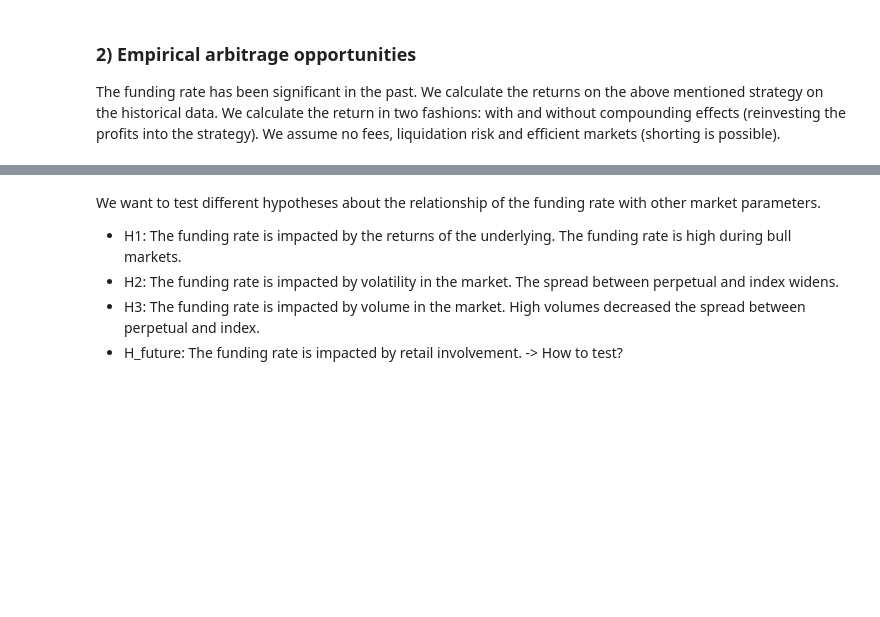
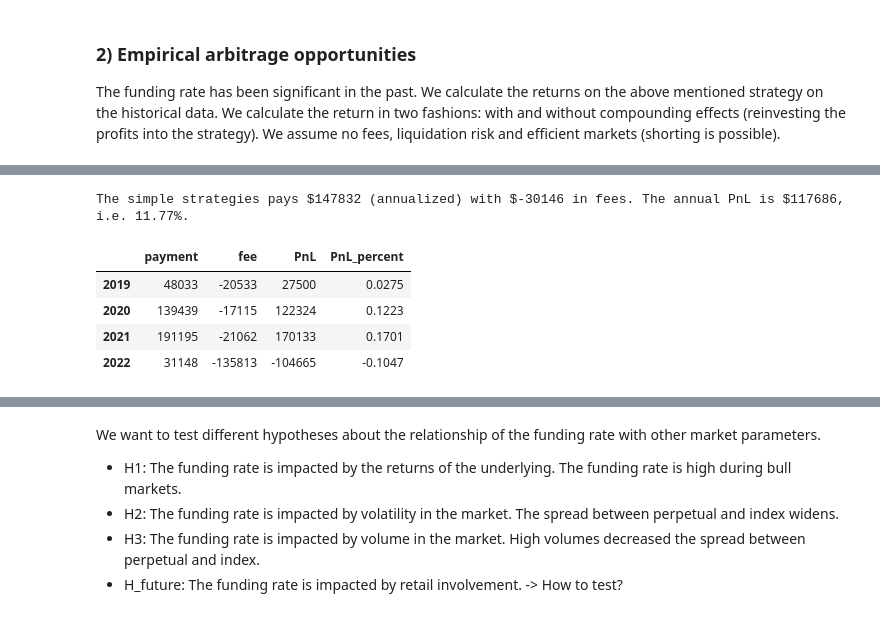
Before and after one commit to vivowa/perpetuals, a Jupyter notebook: perpetual.ipynb, the cells around one changed output, grey strips where cells are left out. Drawn from its saved outputs; the diff is of its cells as text; code cells hidden in the pictures; blank space fills up the shorter version.

```diff
--- a/perpetual.ipynb
+++ b/perpetual.ipynb
@@ -264,0 +266,16 @@ panel = panel.rename(columns={'open': 'spot', 'volume': 'vol_spot'})
+# %%
+def open_position():
+    position_spot = share_spot*notional/(ethusdt_spot *(1+fee_spot))
+    position_der = share_der*notional/(ethusdt_perp *(1+fee_derivative))
+    fee = (share_spot*notional*fee_spot+share_der*notional*fee_derivative)*-1
+    return position_spot, position_der, fee
+
+def close_position():
+    position_spot = 0
+    position_der = 0
+    fee = (share_spot*notional*fee_spot+share_der*notional*fee_derivative)*-1
+    return position_spot, position_der, fee
+
+
+share_spot = (1-fee_derivative)/(2-fee_spot-fee_derivative)
+share_der = 1-share_spot
@@ -264,0 +311,31 @@ panel = panel.rename(columns={'open': 'spot', 'volume': 'vol_spot'})
+# %%
+df = pd.DataFrame(lst, columns=['epoch', 'timestamp', 'position_open', 'position_spot', 'position_der', 'fee', 'funding_rate', 'payment'])
+
+df['PnL'] = df['payment'].rolling(3*365, min_periods=1).sum() + df['fee'].rolling(window, min_periods=1).sum()
+standard_deviation = int(df['payment'].std()*np.sqrt(3*365))
+
+payment = int(df['payment'].mean()*3*365) #annualized
+fees = int(df['fee'].mean()*3*365) #annualized
+print(f'The simple strategies pays ${payment} (annualized) with ${fees} in fees. The annual PnL is ${payment+fees}, i.e. {np.round((payment+fees)/notional,4)*100}%.')
+# %% [output]
+The simple strategies pays $147832 (annualized) with $-30146 in fees. The annual PnL is $117686, i.e. 11.77%.
+# %%
+#splitting the statistics into years
+df_2019 = df[(df['timestamp'] < pd.to_datetime('2020-01-01'))].reset_index(drop=True)
+df_2020 = df[(df['timestamp'] >= pd.to_datetime('2020-01-01')) & (df['timestamp'] < pd.to_datetime('2021-01-01'))].reset_index(drop=True)
+df_2021 = df[(df['timestamp'] >= pd.to_datetime('2021-01-01')) & (df['timestamp'] < pd.to_datetime('2022-01-01'))].reset_index(drop=True)
+df_2022 = df[(df['timestamp'] >= pd.to_datetime('2022-01-01'))].reset_index(drop=True)
+
+results = pd.DataFrame(
+    {'payment': [int(df_2019['payment'].mean()*3*365), int(df_2020['payment'].mean()*3*365), int(df_2021['payment'].mean()*3*365), int(df_2022['payment'].mean()*3*365)],
+    'fee': [int(df_2019['fee'].mean()*3*365), int(df_2020['fee'].mean()*3*365), int(df_2021['fee'].mean()*3*365), int(df_2022['fee'].mean()*3*365)]},
+    index = ['2019', '2020', '2021', '2022'])
+results['PnL'] = results['payment'] + results['fee']
+results['PnL_percent'] = np.round(results['PnL']/notional,4)
+results
+# %% [output]
+|  | payment | fee | PnL | PnL_percent |
+| 2019 | 48033 | -20533 | 27500 | 0.0275 |
+| 2020 | 139439 | -17115 | 122324 | 0.1223 |
+| 2021 | 191195 | -21062 | 170133 | 0.1701 |
+| 2022 | 31148 | -135813 | -104665 | -0.1047 |
```
Also changed, not shown: parts of 18 cells of this notebook.
